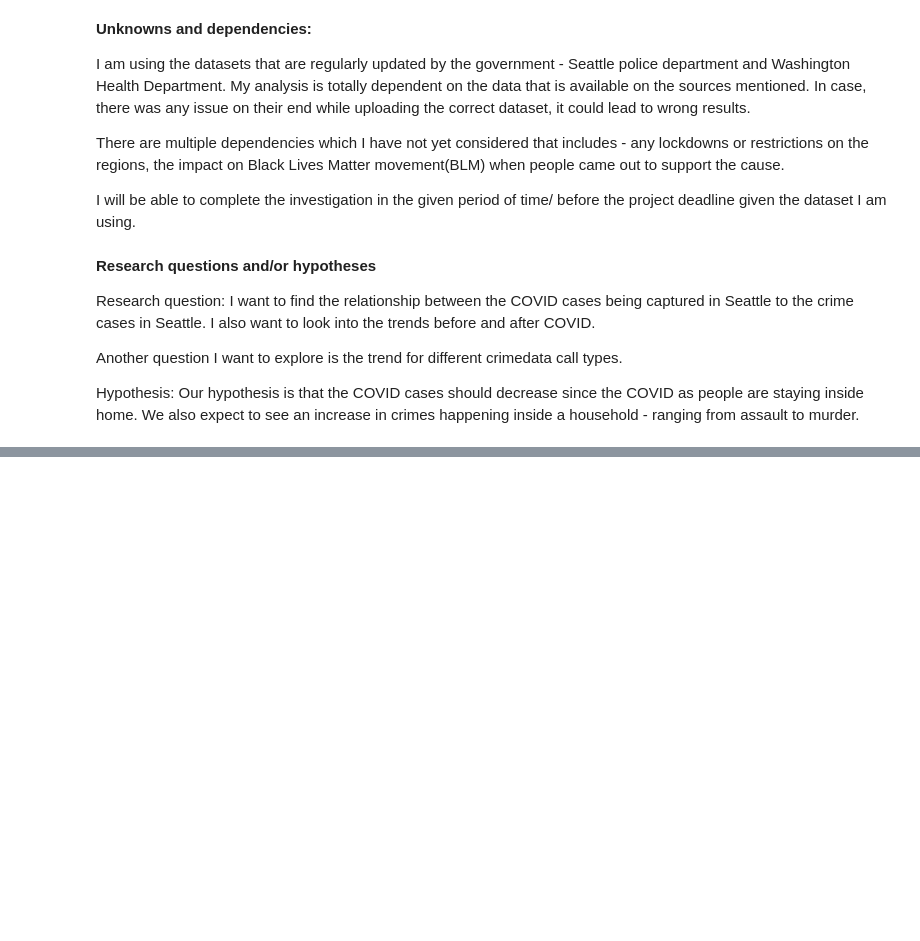
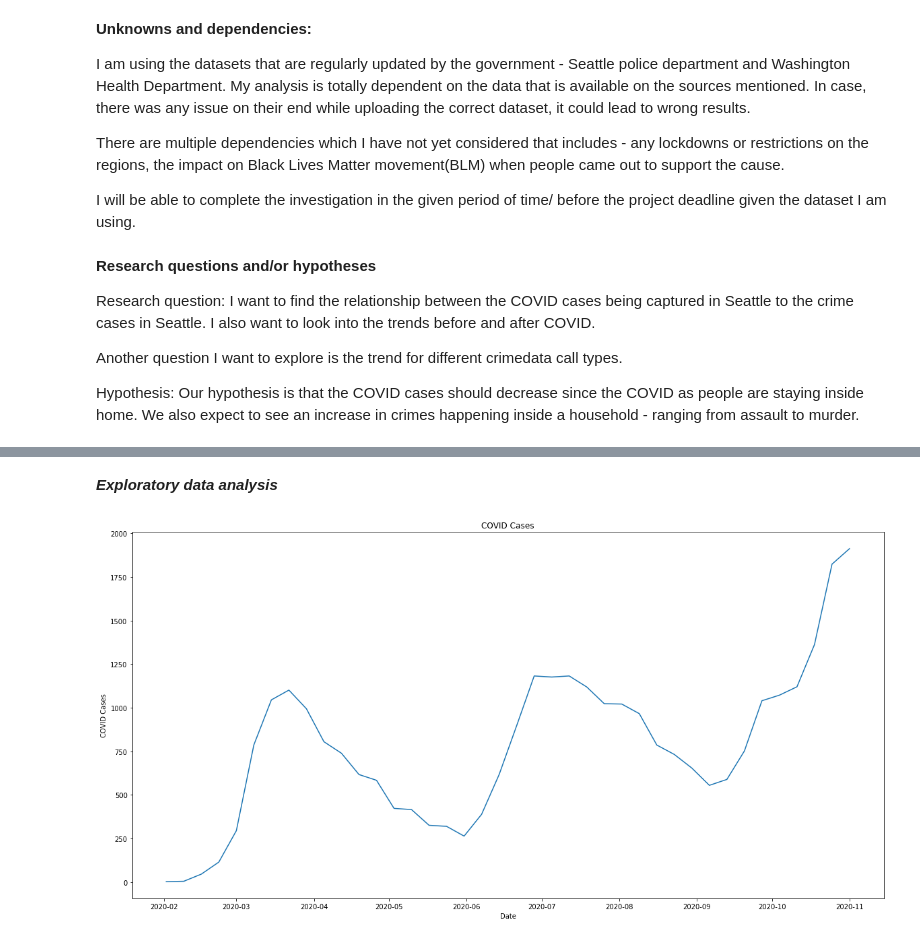
Before and after one commit to avani-bajaj/Covid-VS-Crime-in-Seattle, a Jupyter notebook: Final project.ipynb, the cells around one changed output, grey strips where cells are left out. Saved outputs shown, nothing was run; the diff lists cells and outputs as text; code cells hidden in the pictures; blank space fills up the shorter version.

```diff
--- a/Final project.ipynb
+++ b/Final project.ipynb
@@ -253,2 +182,0 @@ Call_Data
-# %%
-x = Call_Data['Original Time Queued']
@@ -270,9 +182,0 @@ Name: Original Time Queued, Length: 4480768, dtype: object
-# %%
-#x = file.Week
-#y = file.groupby(['Week'])['NewPos_All'].sum()
-
-plt.figure(figsize=(20,10))
-x = Call_Data['Original Time Queued'][0:10]
-plt.plot(King_data.groupby(['Week'])['NewPos_All'].sum())
-plt.xlabel('Date')
-plt.ylabel('COVID Cases')
@@ -435,0 +213,7 @@ array(['--ASSIST PUBLIC - OTHER (NON-SPECIFIED)', '--THEFT - CAR PROWL',
+# %%
+COVID_Dataset_King = COVID_Dataset[COVID_Dataset.County=='King County']
+# %%
+## Converting the field to datetime
+COVID_Dataset_King['Week']= pd.to_datetime(COVID_Dataset_King['WeekStartDate'])
+COVID_Dataset_King['month'] = COVID_Dataset_King['Week'].apply(lambda x: str(x.month))
+COVID_Dataset_King['month'] = pd.to_numeric(COVID_Dataset_King['month'])
@@ -435,0 +282,12 @@ array(['--ASSIST PUBLIC - OTHER (NON-SPECIFIED)', '--THEFT - CAR PROWL',
+# %% [markdown]
+***Exploratory data analysis***
+# %%
+plt.figure(figsize=(20,10))
+
+plt.plot(COVID_Dataset_King.groupby(['Week'])['NewPos_All'].sum())
+plt.xlabel('Date')
+plt.ylabel('COVID Cases')
+plt.title('COVID Cases', fontdict=None, loc='center')
+plt.savefig('Plots/Covid_cases.png')
+# %% [output]
+[figure, added]
```
Also changed, not shown: parts of 88 cells of this notebook.
